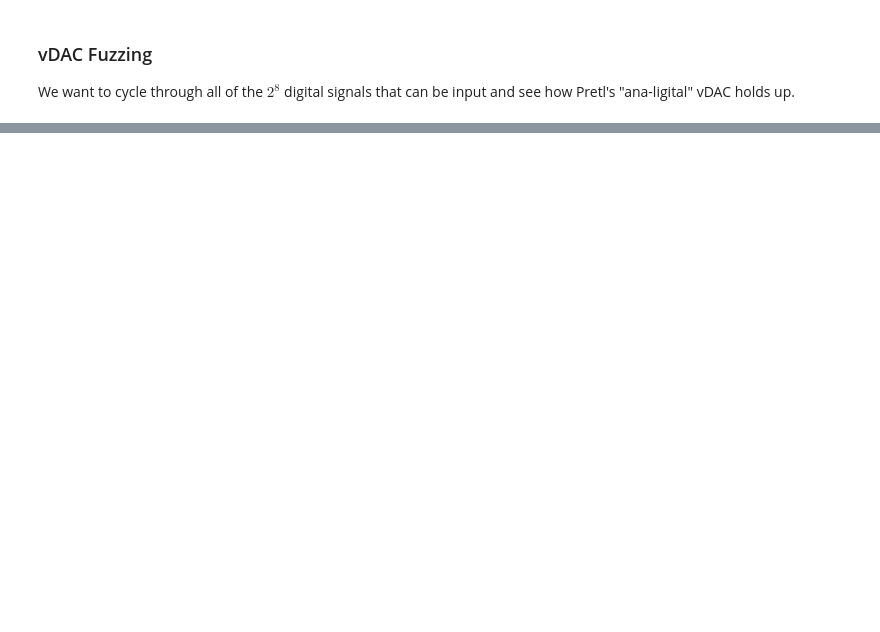
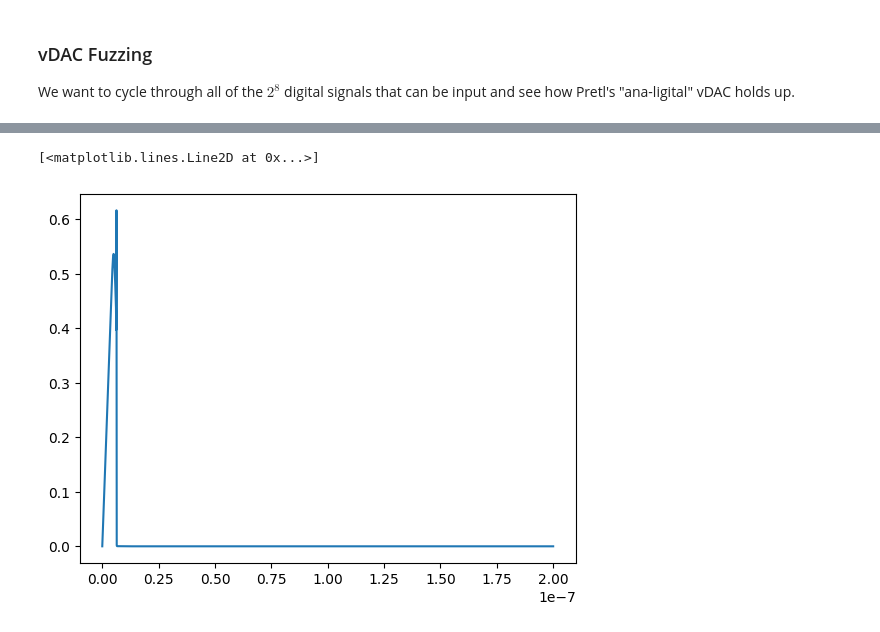
Before and after one commit to ThomasPluck/tt04-biased-trng, a Jupyter notebook: sim/test.ipynb, the cells around one changed output, grey strips where cells are left out. Saved outputs shown, nothing was run; the diff lists cells and outputs as text; code cells hidden in the pictures; blank space fills up the shorter version.

```diff
--- a/sim/test.ipynb
+++ b/sim/test.ipynb
@@ -93,6 +95,14 @@ rv = vsp.sim(
 # %%
 import hdl21 as h
+import hdl21.prefix as hp
+import sky130_hdl21 as sky130
+from sitepdks import *
+
+import vlsirtools.spice as vsp
+
 from ro import *
+from vsources import *
+from vdac import *
 
 @h.sim.sim
 class TransientSim:
@@ -104,33 +114,43 @@ class TransientSim:
         w_param = 8
 
         # Ports and Signals
-        VSS = h.port()
+        VSS = h.Port()
         VDD,OUT,ctrl = 3*h.Signal()
         inp = h.Signal(width=w_param)
 
         # Components
-        vdd  = h.PulseVoltageSource(
+        vdd = h.PulseVoltageSource(
             delay=0,
             v1=0,
             v2=1.8,
             period=0,
-            rise=10*n,
-            fall=1*n,
+            rise=10*hp.NANO,
+            fall=1*hp.NANO,
             width=1
         )(p=VDD,n=VSS)
 
-        signal_in = bus_signal(width=w_param, inp=32)(vout=inp, vss=VSS)
-        vdac = gen_vDAC(ncells=w_param)(inp_bus=signal_in.vout, enable=VDD)
+        signal_in = static_bus_signal(width=w_param, inp=31)(vout=inp, vss=VSS)
+        vdac = gen_vDAC(ncells=w_param)(inp_bus=signal_in.vout, enable=VDD, VSS=VSS, VDD=VDD)
 
         vcro = gen_VCRO(stages=13)(VSS=VSS,
                                    VDD=VDD,
                                    CTRL=vdac.vout,
-                                   OUT=OUT)
+                                   OUT=OUT,
+                                   ENABLE=VDD)
 
     # Simulation Controls
-    tran = h.sim.Tran(tstop=200*n, tstep=1*p)
+    tran = h.sim.Tran(tstop=200*hp.NANO, tstep=1*hp.PICO)
     inc_base = sky130.install.include(h.pdk.Corner.TYP)
     inc_cells = h.sim.Include(
             sky130.install.pdk_path /
             "libs.ref/sky130_fd_sc_hd/spice/sky130_fd_sc_hd.spice"
     )
+
+opts = vsp.SimOptions(
+        simulator=vsp.SupportedSimulators.NGSPICE,
+        fmt=vsp.ResultFormat.SIM_DATA,
+        rundir="./scratch",
+    )
+
+rv = TransientSim.run(opts)
+op = rv[vsp.sim_data.AnalysisType.TRAN]
@@ -136,0 +161,7 @@ class TransientSim:
+# %%
+import matplotlib.pyplot as plt
+
+plt.plot(op.data['time'],op.data['v(xtop.out)'])
+# %% [output]
+[<matplotlib.lines.Line2D at 0x...>]
+[figure, added]
```
Also changed, not shown: parts of 6 cells of this notebook, 8 other files.
